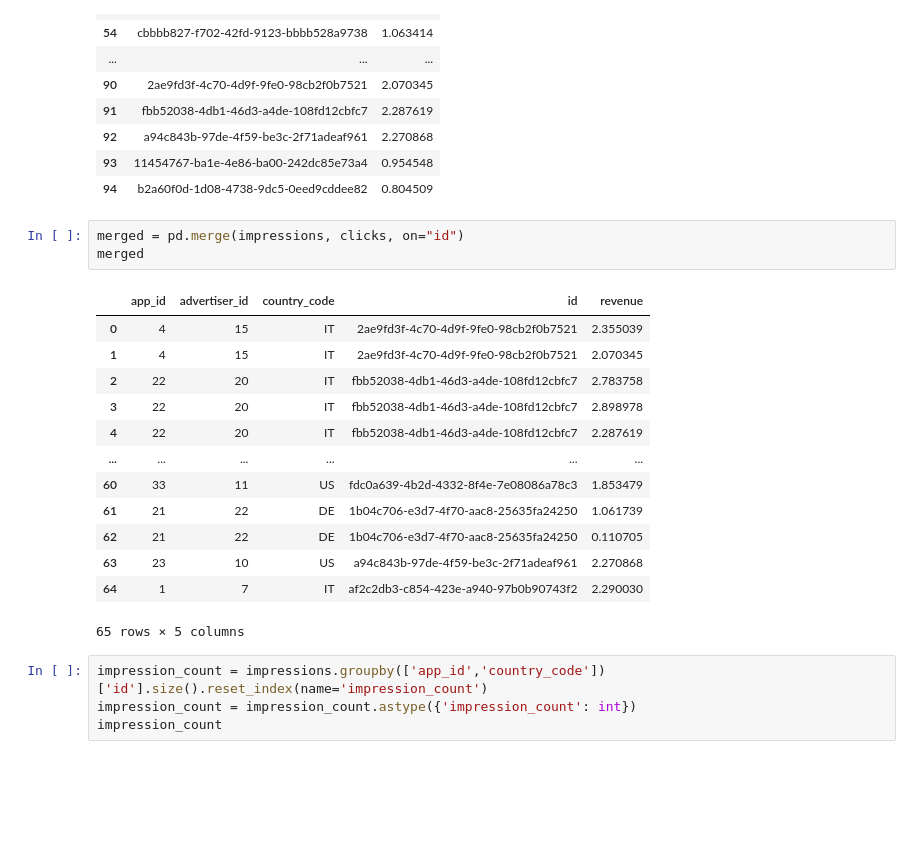
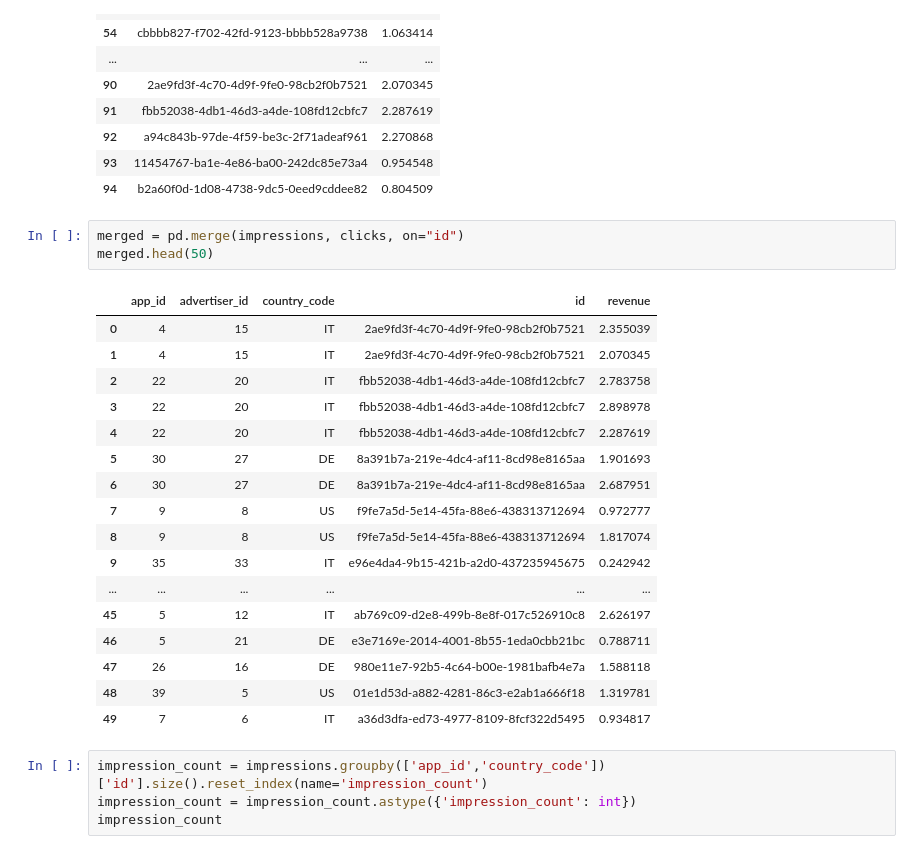
Before and after one commit to eyamini/Verve-Top-Advertisers, a Jupyter notebook: Merged.ipynb, the cells around one changed output. Saved outputs shown, nothing was run; the diff lists cells and outputs as text; blank space fills up the shorter version.

```diff
--- a/Merged.ipynb
+++ b/Merged.ipynb
@@ -54,21 +54,25 @@ clicks.tail(50)
 | 94 | b2a60f0d-1d08-4738-9dc5-0eed9cddee82 | 0.804509 |
 # %%
 merged = pd.merge(impressions, clicks, on="id")
-merged
+merged.head(50)
 # %% [output]
 |  | app_id | advertiser_id | country_code | id | revenue |
 | 0 | 4 | 15 | IT | 2ae9fd3f-4c70-4d9f-9fe0-98cb2f0b7521 | 2.355039 |
 | 1 | 4 | 15 | IT | 2ae9fd3f-4c70-4d9f-9fe0-98cb2f0b7521 | 2.070345 |
 | 2 | 22 | 20 | IT | fbb52038-4db1-46d3-a4de-108fd12cbfc7 | 2.783758 |
 | 3 | 22 | 20 | IT | fbb52038-4db1-46d3-a4de-108fd12cbfc7 | 2.898978 |
 | 4 | 22 | 20 | IT | fbb52038-4db1-46d3-a4de-108fd12cbfc7 | 2.287619 |
+| 5 | 30 | 27 | DE | 8a391b7a-219e-4dc4-af11-8cd98e8165aa | 1.901693 |
+| 6 | 30 | 27 | DE | 8a391b7a-219e-4dc4-af11-8cd98e8165aa | 2.687951 |
+| 7 | 9 | 8 | US | f9fe7a5d-5e14-45fa-88e6-438313712694 | 0.972777 |
+| 8 | 9 | 8 | US | f9fe7a5d-5e14-45fa-88e6-438313712694 | 1.817074 |
+| 9 | 35 | 33 | IT | e96e4da4-9b15-421b-a2d0-437235945675 | 0.242942 |
 | ... | ... | ... | ... | ... | ... |
-| 60 | 33 | 11 | US | fdc0a639-4b2d-4332-8f4e-7e08086a78c3 | 1.853479 |
-| 61 | 21 | 22 | DE | 1b04c706-e3d7-4f70-aac8-25635fa24250 | 1.061739 |
-| 62 | 21 | 22 | DE | 1b04c706-e3d7-4f70-aac8-25635fa24250 | 0.110705 |
-| 63 | 23 | 10 | US | a94c843b-97de-4f59-be3c-2f71adeaf961 | 2.270868 |
-| 64 | 1 | 7 | IT | af2c2db3-c854-423e-a940-97b0b90743f2 | 2.290030 |
+| 45 | 5 | 12 | IT | ab769c09-d2e8-499b-8e8f-017c526910c8 | 2.626197 |
+| 46 | 5 | 21 | DE | e3e7169e-2014-4001-8b55-1eda0cbb21bc | 0.788711 |
+| 47 | 26 | 16 | DE | 980e11e7-92b5-4c64-b00e-1981bafb4e7a | 1.588118 |
+| 48 | 39 | 5 | US | 01e1d53d-a882-4281-86c3-e2ab1a666f18 | 1.319781 |
+| 49 | 7 | 6 | IT | a36d3dfa-ed73-4977-8109-8fcf322d5495 | 0.934817 |
-65 rows × 5 columns
 # %%
 impression_count = impressions.groupby(['app_id','country_code'])['id'].size().reset_index(name='impression_count')
 impression_count = impression_count.astype({'impression_count': int})
```
Also changed, not shown: parts of 4 cells of this notebook, 1 other file.
